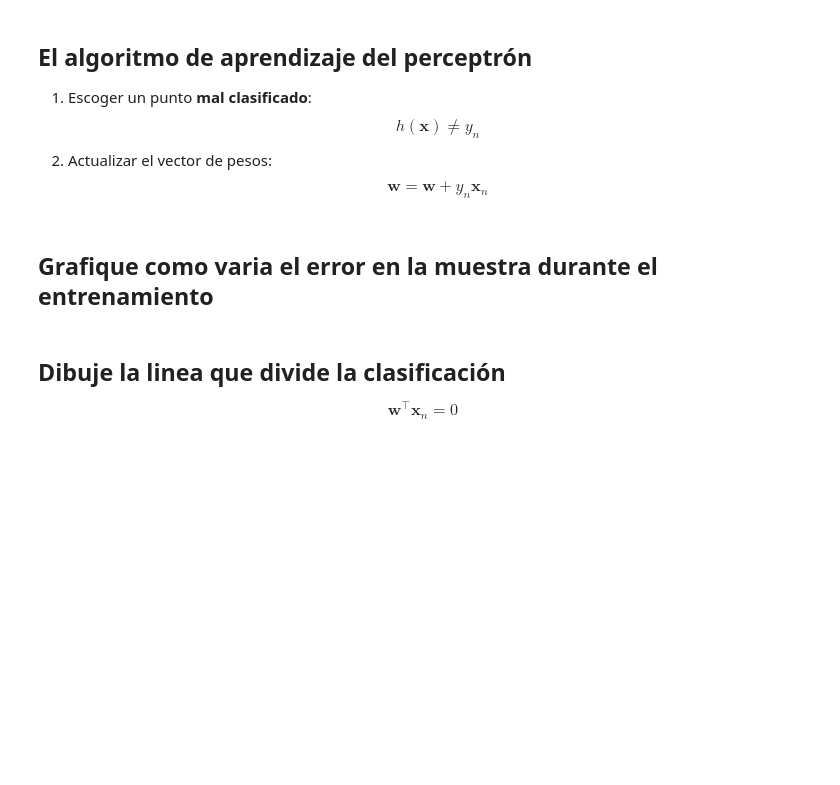
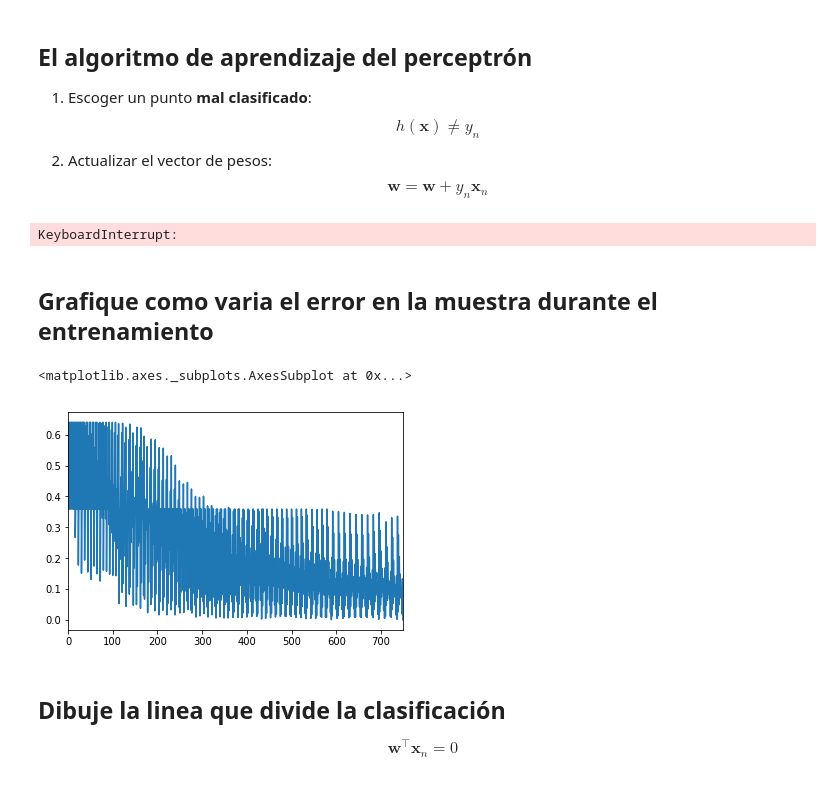
Before and after one commit to JazminErape/machine_learning, a Jupyter notebook: notebook/05_perceptron_solved.ipynb, the cells around one changed output. Cells and saved outputs as stored; diff of their text form; code cells hidden in the pictures; blank space fills up the shorter version.

```diff
--- a/notebook/05_perceptron_solved.ipynb
+++ b/notebook/05_perceptron_solved.ipynb
@@ -43,14 +61,24 @@ guess(w).head(5)
 $$ h(\mathbf{x}) \neq y_n$$
 2. Actualizar el vector de pesos:
 $$\mathbf{w} = \mathbf{w} + y_n\mathbf{x}_n $$
+# %%
+w = np.random.rand(3)
 # %%
 def get_missclasified(dataset):
-    return dataset[dataset.type != dataset.guess].iloc[0]
+    missclasified = dataset[dataset.type != dataset.guess]
+    if len(missclasified) > 0:
+        return len(missclasified), missclasified.iloc[0]
+    return 0, None
 
+errors = []
 while True:
     dataset = guess(w)
-
-    miss = get_missclasified(dataset)
+    n_miss, miss = get_missclasified(dataset)
+    errors.append(n_miss/len(dataset))
+    if miss is None:
+        break
     update = (1 if miss.type == '$1' else -1) * \
               np.array([miss['size'], miss.weight, 1])
     w = w + update
+# %% [output]
+KeyboardInterrupt:
@@ -62,3 +90,8 @@ guess(w)
+# %%
+pd.Series(errors).plot()
+# %% [output]
+<matplotlib.axes._subplots.AxesSubplot at 0x...>
+[figure, added]
 # %% [markdown]
 ## Dibuje la linea que divide la clasificación
 $$\mathbf{w}^\intercal\mathbf{x}_n = 0$$
```
Also changed, not shown: parts of 8 cells of this notebook, 1 other file.
